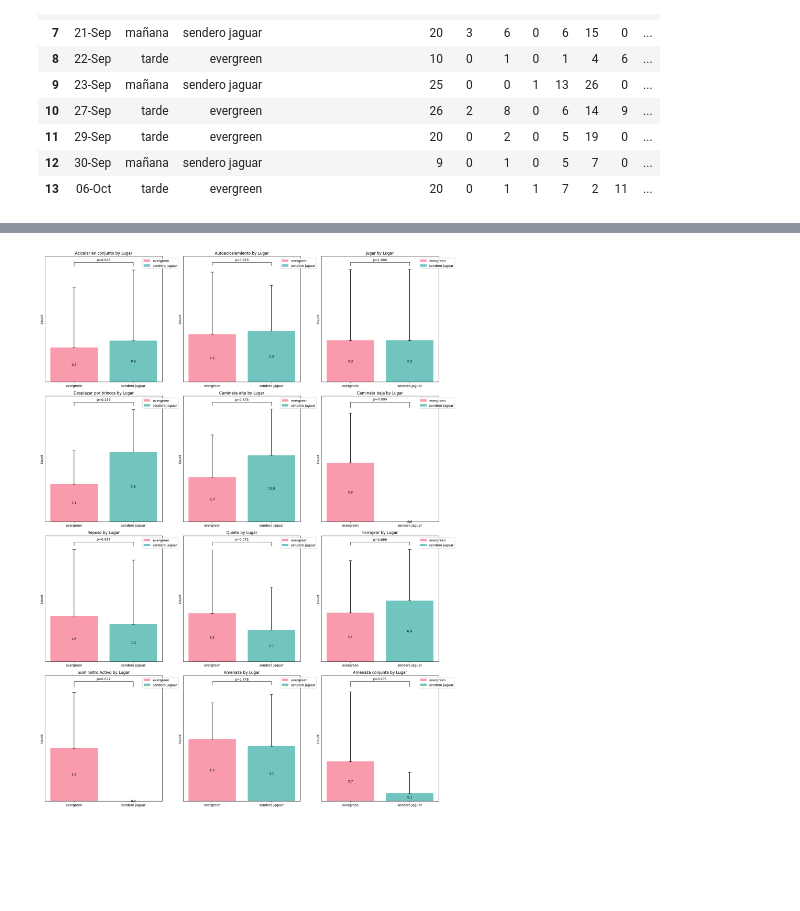
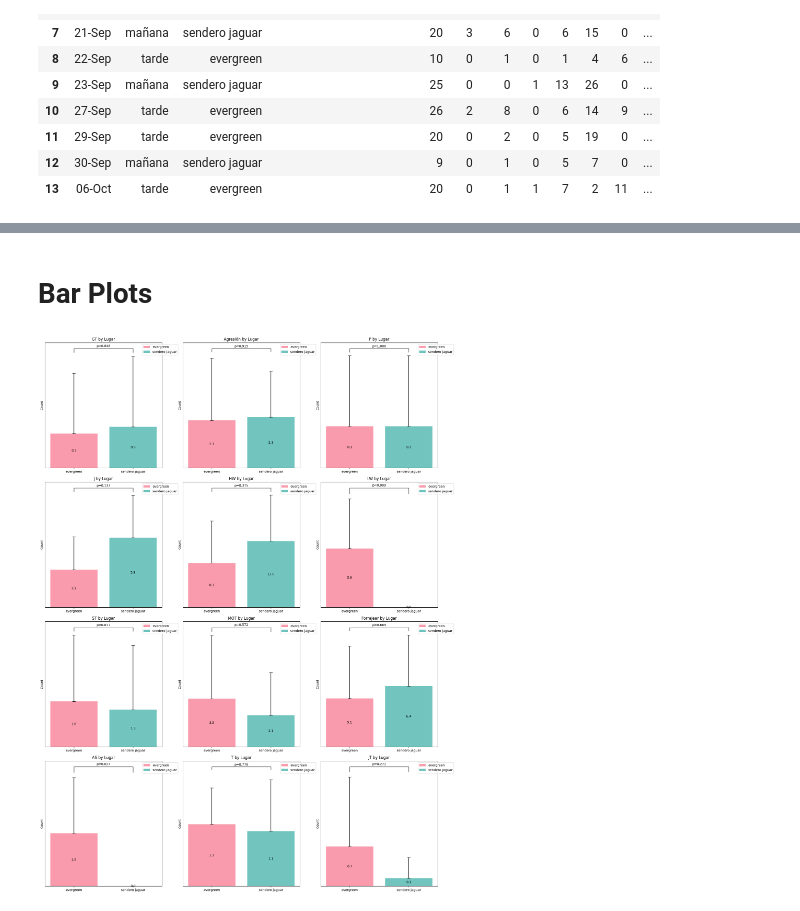
Before and after one commit to alvaro-francisco-gil/monkey-tourism-analysis, a Jupyter notebook: analysis.ipynb, the cells around one changed output, grey strips where cells are left out. Saved outputs shown, nothing was run; the diff lists cells and outputs as text; code cells hidden in the pictures; blank space fills up the shorter version.

```diff
--- a/analysis.ipynb
+++ b/analysis.ipynb
@@ -59,0 +45,12 @@ monkey_behaviors = {
+# %%
+# Load behavior mappings from JSON file
+with open('monkey_behaviors.json', 'r', encoding='utf-8') as f:
+    behavior_data = json.load(f)
+
+# Extract the dictionaries from the JSON data
+monkey_behaviors = behavior_data['monkey_behaviors']
+spanish_to_english_id = behavior_data['spanish_to_english_id']
+english_id_to_fullname = behavior_data['english_id_to_fullname']
+
+# Rename the columns in df according to spanish_to_english_id mapping
+df = df.rename(columns=spanish_to_english_id)
@@ -60,5 +77,7 @@ monkey_behaviors = {
 # %%
 variable_columns = ['AC', 'AUC', 'JU', 'DB', 'CA', 'CB', 'RE', 'PA', 'FO', 'SA', 'AI', 'AMC']
+english_id_columns = [spanish_to_english_id[col] for col in variable_columns]
+variable_columns = english_id_columns
 
 # Calculate correlation matrix
 corr_matrix = df[variable_columns].corr()
@@ -175,3 +152,5 @@ highlight_correlation_by_variables(corr_matrix, variable_pairs_orange=orange_pai
+# %% [markdown]
+# Bar Plots
 # %%
 def analyze_by_category(df, category_col, value_cols, columns_to_check=None, significance_threshold=0.05):
     """
@@ -239,32 +218,32 @@ def analyze_by_category(df, category_col, value_cols, columns_to_check=None, sig
 
                         # Draw bracket
                         ax.plot([i, i, j, j],
                                [y_max + y_offset, y_max + y_offset*2, y_max + y_offset*2, y_max + y_offset],
                                'k-', lw=1)
 
                         # Add p-value text
                         ax.text((i + j)/2, y_max + y_offset*2.2,
                                f'p={p_val:.3f}',
                                ha='center', va='bottom')
 
             # Use the full name from monkey_behaviors dictionary for the title
-            behavior_name = monkey_behaviors.get(col, col)
+            behavior_name = english_id_to_fullname.get(col, col)
             ax.set_title(f'{behavior_name} by {category_col}')
             ax.set_xticks(range(len(categories)))
             ax.set_xticklabels(categories, rotation=0)  # Changed rotation to 0 for horizontal labels
             ax.set_ylabel('Count')
 
             # Remove y-axis scale numbers
             ax.set_yticks([])
 
     # Hide any unused subplots
     for idx in range(len(value_cols), len(axes)):
         axes[idx].set_visible(False)
 
     plt.tight_layout()
     plt.show()
 
 # Example usage:
 analyze_by_category(df, 'Lugar', variable_columns, columns_to_check=variable_columns)
 # %% [output]
-[figure, old version]
+[figure, new version]
```
Also changed, not shown: parts of 8 cells of this notebook, 5 other files.
